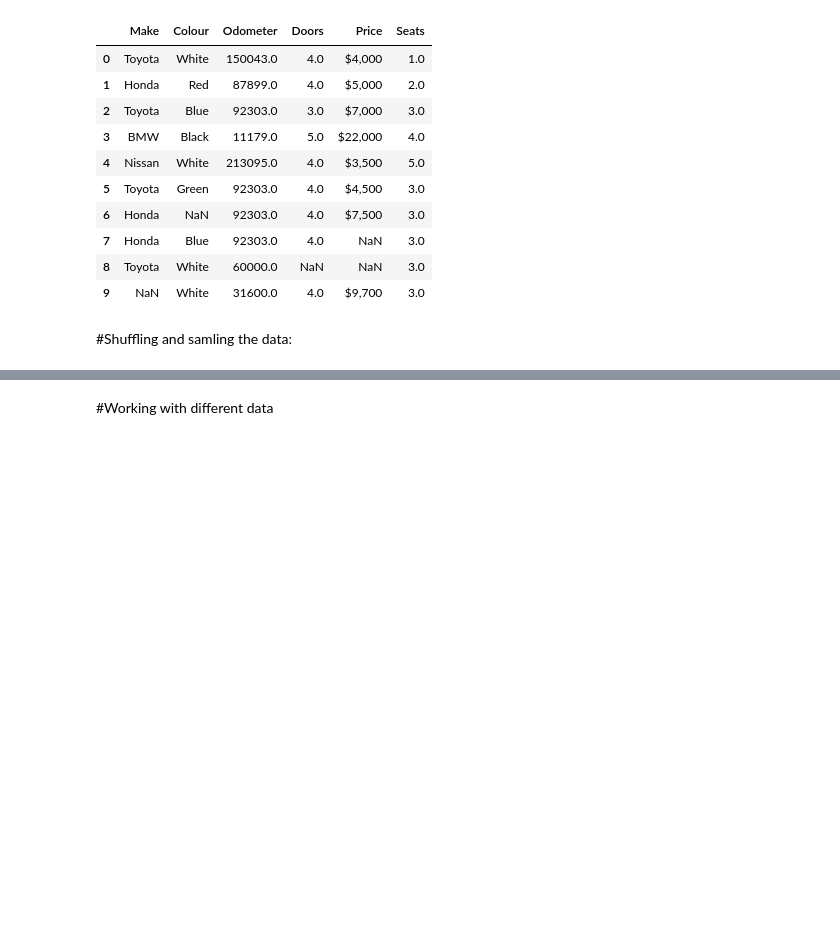
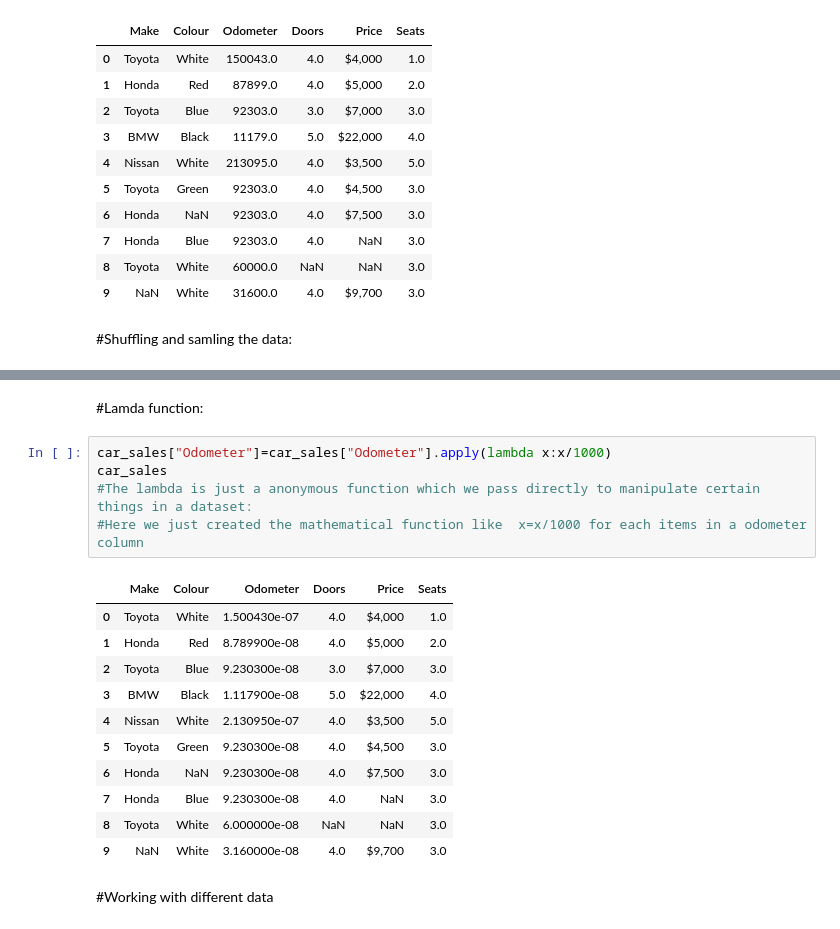
Before and after one commit to KhatiwadaPrajwal056/Data-Science-Libraries-, a Jupyter notebook: pandas.ipynb, the cells around one changed output, grey strips where cells are left out. Saved outputs shown, nothing was run; the diff lists cells and outputs as text; blank space fills up the shorter version.

```diff
--- a/pandas.ipynb
+++ b/pandas.ipynb
@@ -674,3 +702,22 @@ car_sales_shuffled
+# %% [markdown]
+#Lamda function:
+# %%
+car_sales["Odometer"]=car_sales["Odometer"].apply(lambda x:x/1000)
+car_sales
+#The lambda is just a anonymous function which we pass directly to manipulate certain things in a dataset:
+#Here we just created the mathematical function like  x=x/1000 for each items in a odometer column
+# %% [output]
+|  | Make | Colour | Odometer | Doors | Price | Seats |
+| 0 | Toyota | White | 1.500430e-07 | 4.0 | $4,000 | 1.0 |
+| 1 | Honda | Red | 8.789900e-08 | 4.0 | $5,000 | 2.0 |
+| 2 | Toyota | Blue | 9.230300e-08 | 3.0 | $7,000 | 3.0 |
+| 3 | BMW | Black | 1.117900e-08 | 5.0 | $22,000 | 4.0 |
+| 4 | Nissan | White | 2.130950e-07 | 4.0 | $3,500 | 5.0 |
+| 5 | Toyota | Green | 9.230300e-08 | 4.0 | $4,500 | 3.0 |
+| 6 | Honda | NaN | 9.230300e-08 | 4.0 | $7,500 | 3.0 |
+| 7 | Honda | Blue | 9.230300e-08 | 4.0 | NaN | 3.0 |
+| 8 | Toyota | White | 6.000000e-08 | NaN | NaN | 3.0 |
+| 9 | NaN | White | 3.160000e-08 | 4.0 | $9,700 | 3.0 |
 # %% [markdown]
 #Working with different data
 # %%
```
Also changed, not shown: parts of 4 cells of this notebook.
